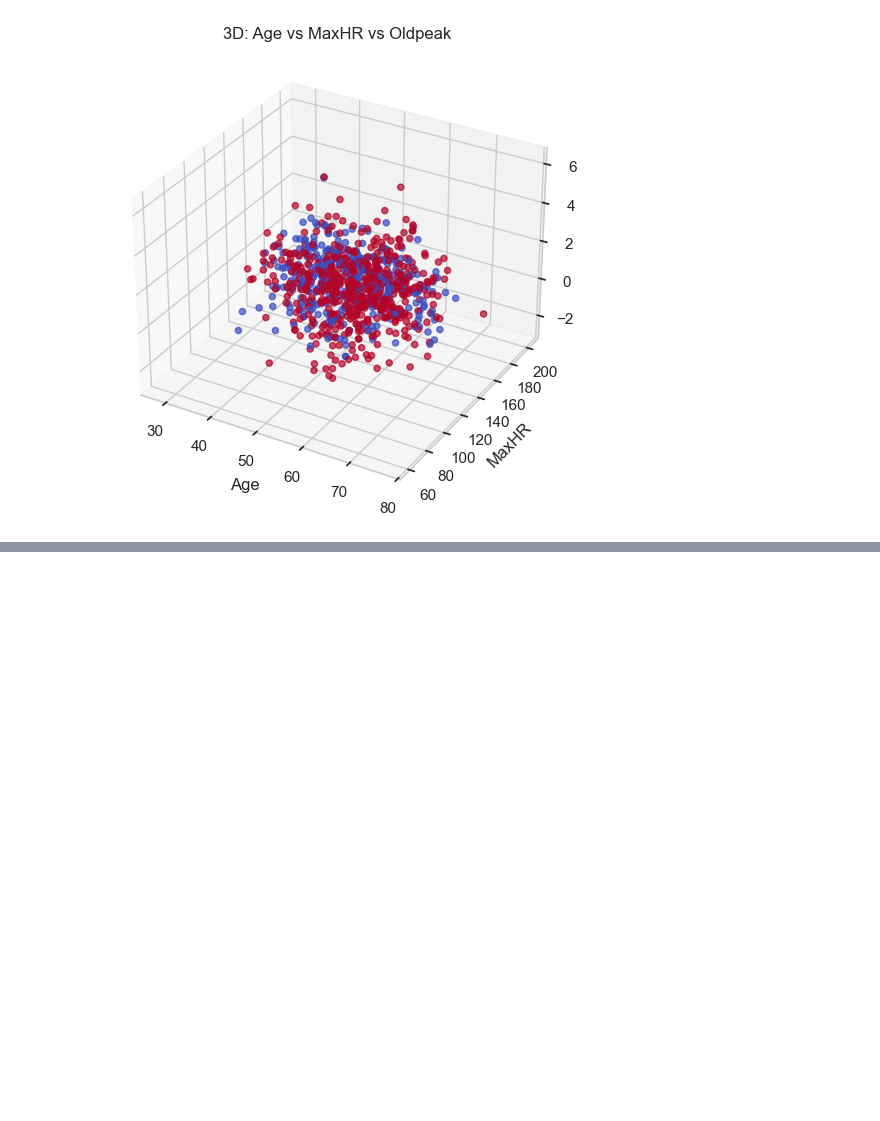
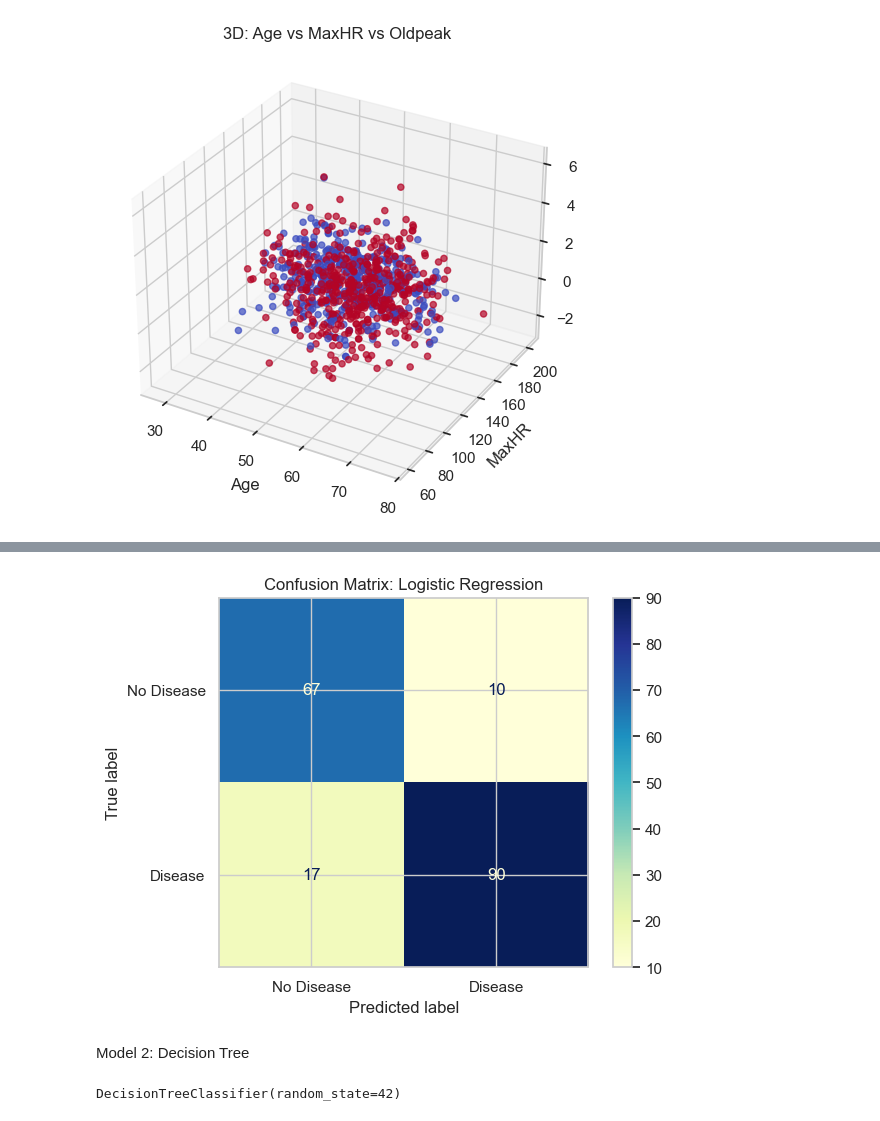
Before and after one commit to jmdrs22/Unit-2-Usecase, a Jupyter notebook: Heart_Failure.ipynb, the cells around one changed output, grey strips where cells are left out. Saved outputs shown, nothing was run; the diff lists cells and outputs as text; code cells hidden in the pictures; blank space fills up the shorter version.

```diff
--- a/Heart_Failure.ipynb
+++ b/Heart_Failure.ipynb
@@ -193,0 +231,5 @@ plt.show()
+# %%
+X_train, X_test, y_train, y_test = train_test_split(X_scaled, y, test_size=0.2, random_state=42)
+# %%
+lr = LogisticRegression()
+lr.fit(X_train, y_train)
@@ -193,0 +238,13 @@ plt.show()
+# %%
+y_pred_lr = lr.predict(X_test)
+# %%
+lr_results = {
+    'Model': 'Logistic Regression',
+    'Accuracy': accuracy_score(y_test, y_pred_lr),
+    'Precision': precision_score(y_test, y_pred_lr),
+    'Recall': recall_score(y_test, y_pred_lr),
+    'F1 Score': f1_score(y_test, y_pred_lr),
+    'Confusion Matrix': confusion_matrix(y_test, y_pred_lr)
+}
+
+lr_results
@@ -193,0 +261,8 @@ plt.show()
+# %%
+ConfusionMatrixDisplay(confusion_matrix=lr_results["Confusion Matrix"],display_labels=["No Disease", "Disease"]).plot(cmap="YlGnBu")
+plt.title("Confusion Matrix: Logistic Regression")
+plt.show()
+# %% [output]
+[figure, added]
+# %% [markdown]
+Model 2: Decision Tree
@@ -193,0 +271,5 @@ plt.show()
+# %%
+dt = DecisionTreeClassifier(random_state=42)
+dt.fit(X_train, y_train)
+# %% [output]
+DecisionTreeClassifier(random_state=42)
```
Also changed, not shown: parts of 25 cells of this notebook.
